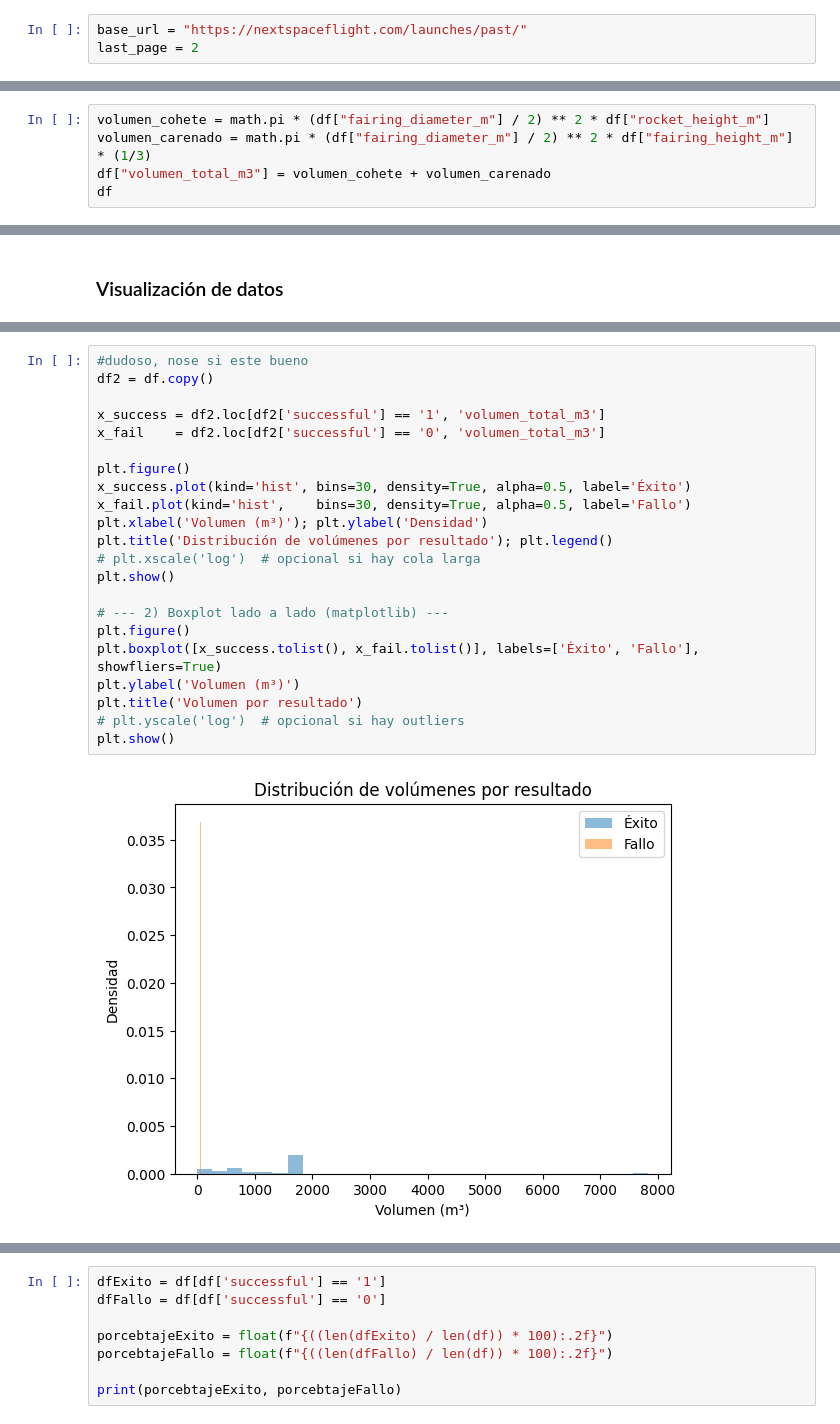
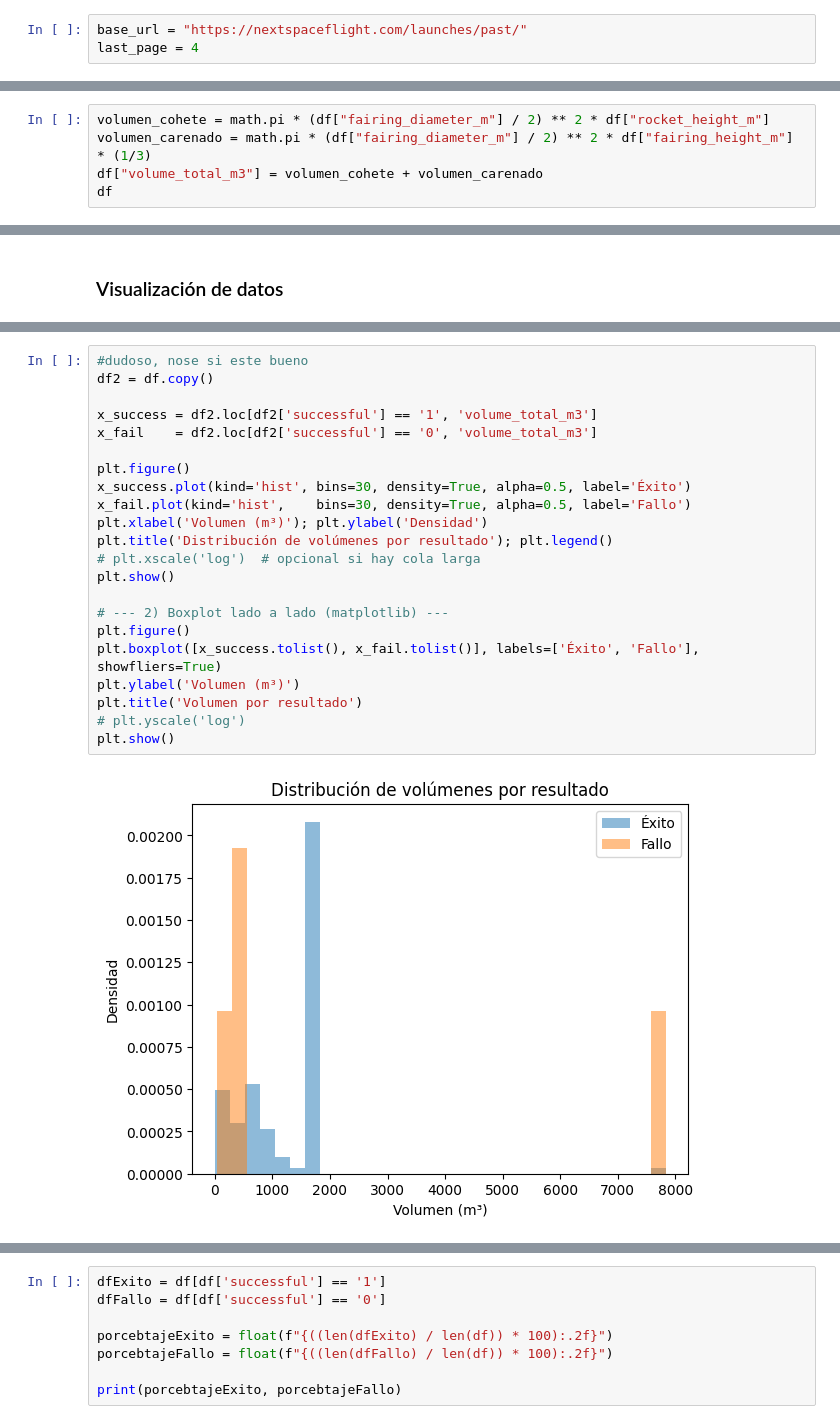
Before and after one commit to BaljeetTM/Tarea1_dataScience, a Jupyter notebook: Tarea1.ipynb, the cells around one changed output, grey strips where cells are left out. Drawn from its saved outputs; the diff is of its cells as text.

```diff
--- a/Tarea1.ipynb
+++ b/Tarea1.ipynb
@@ -9,7 +9,7 @@ from selenium.webdriver.chrome.options import Options
 import math
 # %%
 base_url = "https://nextspaceflight.com/launches/past/"
-last_page = 2
+last_page = 4
 # %%
 
 
@@ -214,7 +202,7 @@ df
 # %%
 volumen_cohete = math.pi * (df["fairing_diameter_m"] / 2) ** 2 * df["rocket_height_m"]
 volumen_carenado = math.pi * (df["fairing_diameter_m"] / 2) ** 2 * df["fairing_height_m"] * (1/3)
-df["volumen_total_m3"] = volumen_cohete + volumen_carenado
+df["volume_total_m3"] = volumen_cohete + volumen_carenado
 df
 # %% [output]
 |  | company | details_url | successful | price_million | leo_weight_kg | gto_weight_kg | total_payload_kg | ... |
@@ -363,24 +342,24 @@ Cohetes con mayor volumen por compañia
 # %%
 #dudoso, nose si este bueno
 df2 = df.copy()
 
-x_success = df2.loc[df2['successful'] == '1', 'volumen_total_m3']
-x_fail    = df2.loc[df2['successful'] == '0', 'volumen_total_m3']
+x_success = df2.loc[df2['successful'] == '1', 'volume_total_m3']
+x_fail    = df2.loc[df2['successful'] == '0', 'volume_total_m3']
 
 plt.figure()
 x_success.plot(kind='hist', bins=30, density=True, alpha=0.5, label='Éxito')
 x_fail.plot(kind='hist',    bins=30, density=True, alpha=0.5, label='Fallo')
 plt.xlabel('Volumen (m³)'); plt.ylabel('Densidad')
 plt.title('Distribución de volúmenes por resultado'); plt.legend()
 # plt.xscale('log')  # opcional si hay cola larga
 plt.show()
 
 # --- 2) Boxplot lado a lado (matplotlib) ---
 plt.figure()
 plt.boxplot([x_success.tolist(), x_fail.tolist()], labels=['Éxito', 'Fallo'], showfliers=True)
 plt.ylabel('Volumen (m³)')
 plt.title('Volumen por resultado')
-# plt.yscale('log')  # opcional si hay outliers
+# plt.yscale('log')
 plt.show()
 # %% [output]
-[figure, old version]
+[figure, new version]
```
Also changed, not shown: parts of 13 cells of this notebook, 1 other file.
